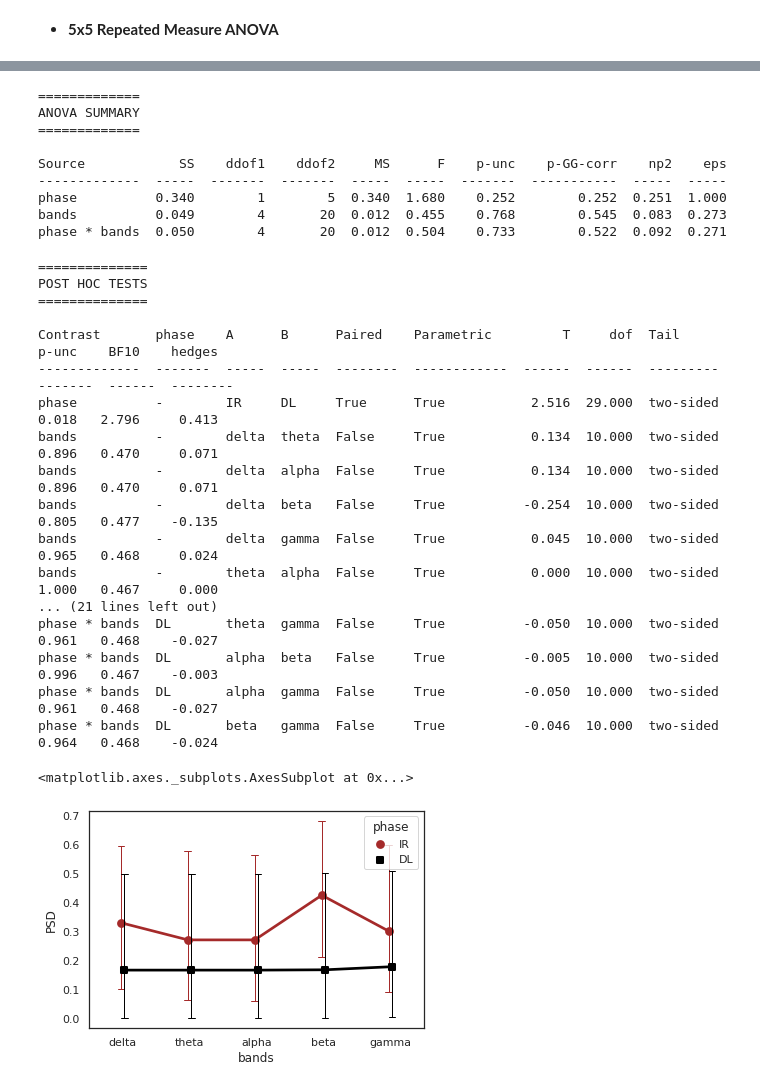
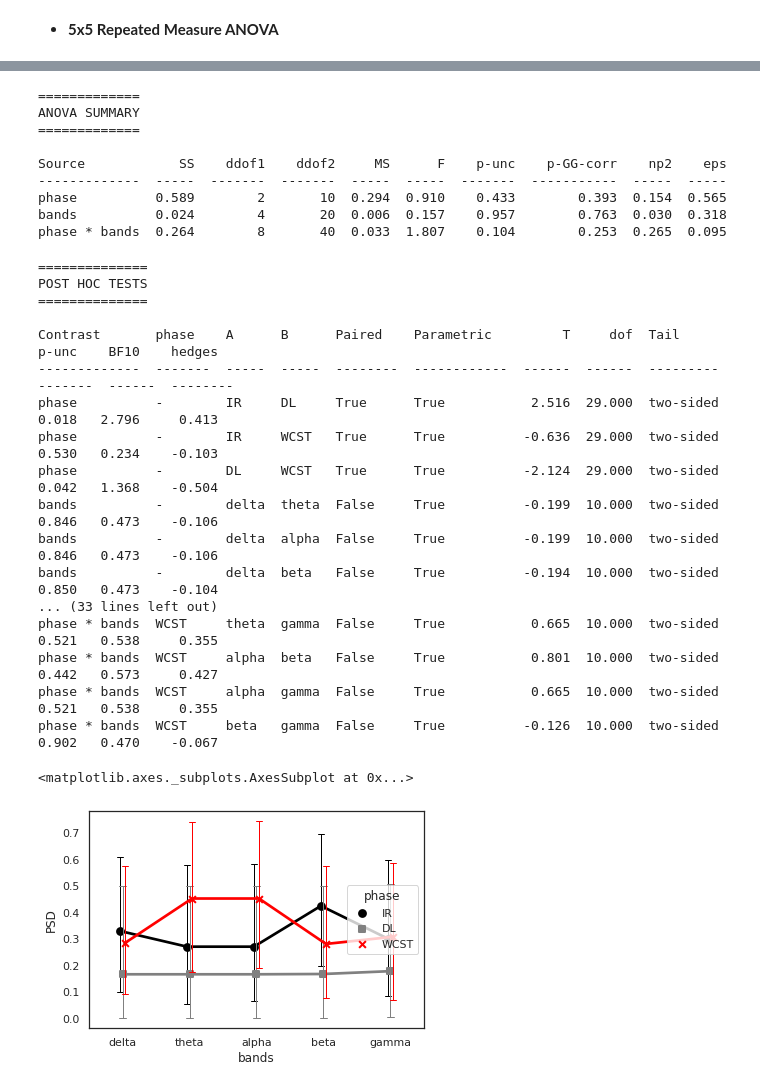
Before and after one commit to Sirabhop/Preclinical-AD-EEG-classification, a Jupyter notebook: Data_Analysis.ipynb, the cells around one changed output, grey strips where cells are left out. Cells and saved outputs as stored; diff of their text form; code cells hidden in the pictures.

```diff
--- a/Data_Analysis.ipynb
+++ b/Data_Analysis.ipynb
@@ -205,6 +207,6 @@ MoCA_Risk = MoCA[MoCA['group'] == 1]
 # %%
 features = pd.read_csv('/content/drive/My Drive/My Project/Senior Project-Dementia/Results/RESEARCH DATA/EEG_features.csv')
-features.drop(['Unnamed: 0', 'id'], inplace = True, axis = 1)
+features.drop(['id'], inplace = True, axis = 1)
 id_group = {'id':['SS2','SS4','SS5','SS6','SS7','SS8'],
             'group':[1,0,1,1,0,0]}
 id_group = pd.DataFrame(id_group)
@@ -212,7 +214,7 @@ Biomarkers = pd.concat([id_group, features], axis = 1)
 Biomarkers.set_index('id', inplace = True)
 
 scaler = preprocessing.MinMaxScaler()
-Biomarkers.iloc[:, 1:22] = scaler.fit_transform(Biomarkers.iloc[:, 1:22])
+Biomarkers.iloc[:, 1:27] = scaler.fit_transform(Biomarkers.iloc[:, 1:27])
 # %% [markdown]
 ###**1) PSD**
 # %%
@@ -620,7 +638,8 @@ plt.show()
 * **5x5 Repeated Measure ANOVA**
 # %%
 df = pd.DataFrame()
-bio_m = Biomarkers.iloc[:, [1,2,3,4,5,11,12,13,14,15]]
+bands = ['delta', 'theta', 'alpha', 'beta', 'gamma']
+bio_m = Biomarkers.iloc[:, [1,2,3,4,5,11,12,13,14,15,21,22,23,24,25]]
 df = pd.DataFrame(bio_m.stack())
 df.reset_index(inplace = True)
 df['group'] = None
@@ -630,9 +649,3 @@ for x in Biomarkers.index:
     df.loc[df['id']== x, 'group'] = 1
   else:
     df.loc[df['id']== x, 'group'] = 0
-
-df['bands'] = bands*12
-phase = ['IR','IR','IR','IR','IR','DL','DL','DL','DL','DL']
-df['phase'] = phase*6
-df.drop(['level_1'], axis = 1, inplace = True)
-df.rename({0:'PSD'}, inplace = True, axis = 1)
@@ -648,3 +652,9 @@ df.head()
+# %%
+df['bands'] = bands*18
+phase = ['IR','IR','IR','IR','IR','DL','DL','DL','DL','DL','WCST','WCST','WCST','WCST','WCST']
+df['phase'] = phase*6
+df.drop(['level_1'], axis = 1, inplace = True)
+df.rename({0:'PSD'}, inplace = True, axis = 1)
 # %%
 rm_anv = pg.rm_anova(data = df, dv = 'PSD', within = ['phase', 'bands'], subject = 'id', detailed = True)
 pg.print_table(rm_anv)
@@ -655,9 +665,9 @@ ANOVA SUMMARY
 
 Source            SS    ddof1    ddof2     MS      F    p-unc    p-GG-corr    np2    eps
 -------------  -----  -------  -------  -----  -----  -------  -----------  -----  -----
-phase          0.340        1        5  0.340  1.680    0.252        0.252  0.251  1.000
-bands          0.049        4       20  0.012  0.455    0.768        0.545  0.083  0.273
-phase * bands  0.050        4       20  0.012  0.504    0.733        0.522  0.092  0.271
+phase          0.589        2       10  0.294  0.910    0.433        0.393  0.154  0.565
+bands          0.024        4       20  0.006  0.157    0.957        0.763  0.030  0.318
+phase * bands  0.264        8       40  0.033  1.807    0.104        0.253  0.265  0.095
 # %%
 posthocs = pg.pairwise_ttests(dv='PSD', within='phase', between='bands',subject='id', data=df)
 pg.print_table(posthocs)
@@ -669,23 +679,23 @@ POST HOC TESTS
 Contrast       phase    A      B      Paired    Parametric         T     dof  Tail         p-unc    BF10    hedges
 -------------  -------  -----  -----  --------  ------------  ------  ------  ---------  -------  ------  --------
 phase          -        IR     DL     True      True           2.516  29.000  two-sided    0.018   2.796     0.413
-bands          -        delta  theta  False     True           0.134  10.000  two-sided    0.896   0.470     0.071
-bands          -        delta  alpha  False     True           0.134  10.000  two-sided    0.896   0.470     0.071
-bands          -        delta  beta   False     True          -0.254  10.000  two-sided    0.805   0.477    -0.135
-bands          -        delta  gamma  False     True           0.045  10.000  two-sided    0.965   0.468     0.024
-bands          -        theta  alpha  False     True           0.000  10.000  two-sided    1.000   0.467     0.000
-... (21 lines left out)
-phase * bands  DL       theta  gamma  False     True          -0.050  10.000  two-sided    0.961   0.468    -0.027
-phase * bands  DL       alpha  beta   False     True          -0.005  10.000  two-sided    0.996   0.467    -0.003
-phase * bands  DL       alpha  gamma  False     True          -0.050  10.000  two-sided    0.961   0.468    -0.027
-phase * bands  DL       beta   gamma  False     True          -0.046  10.000  two-sided    0.964   0.468    -0.024
+phase          -        IR     WCST   True      True          -0.636  29.000  two-sided    0.530   0.234    -0.103
+phase          -        DL     WCST   True      True          -2.124  29.000  two-sided    0.042   1.368    -0.504
+bands          -        delta  theta  False     True          -0.199  10.000  two-sided    0.846   0.473    -0.106
+bands          -        delta  alpha  False     True          -0.199  10.000  two-sided    0.846   0.473    -0.106
+bands          -        delta  beta   False     True          -0.194  10.000  two-sided    0.850   0.473    -0.104
+... (33 lines left out)
+phase * bands  WCST     theta  gamma  False     True           0.665  10.000  two-sided    0.521   0.538     0.355
+phase * bands  WCST     alpha  beta   False     True           0.801  10.000  two-sided    0.442   0.573     0.427
+phase * bands  WCST     alpha  gamma  False     True           0.665  10.000  two-sided    0.521   0.538     0.355
+phase * bands  WCST     beta   gamma  False     True          -0.126  10.000  two-sided    0.902   0.470    -0.067
 # %%
 sns.set(style = 'white')
-sns.pointplot(data=df, x='bands', y='PSD', hue='phase', dodge=True, markers=['o', 's'],
-	      capsize=.1, errwidth=1, palette = ['brown','black'], grid = False)
+sns.pointplot(data=df, x='bands', y='PSD', hue='phase', dodge=True, markers=['o', 's', 'x'],
+	      capsize=.1, errwidth=1, palette = ['black','grey','red'], grid = False)
 # %% [output]
 <matplotlib.axes._subplots.AxesSubplot at 0x...>
-[figure, old version]
+[figure, new version]
 # %%
 r = df[df['group'] == 1]
 # %%
```
Also changed, not shown: parts of 14 cells of this notebook.
